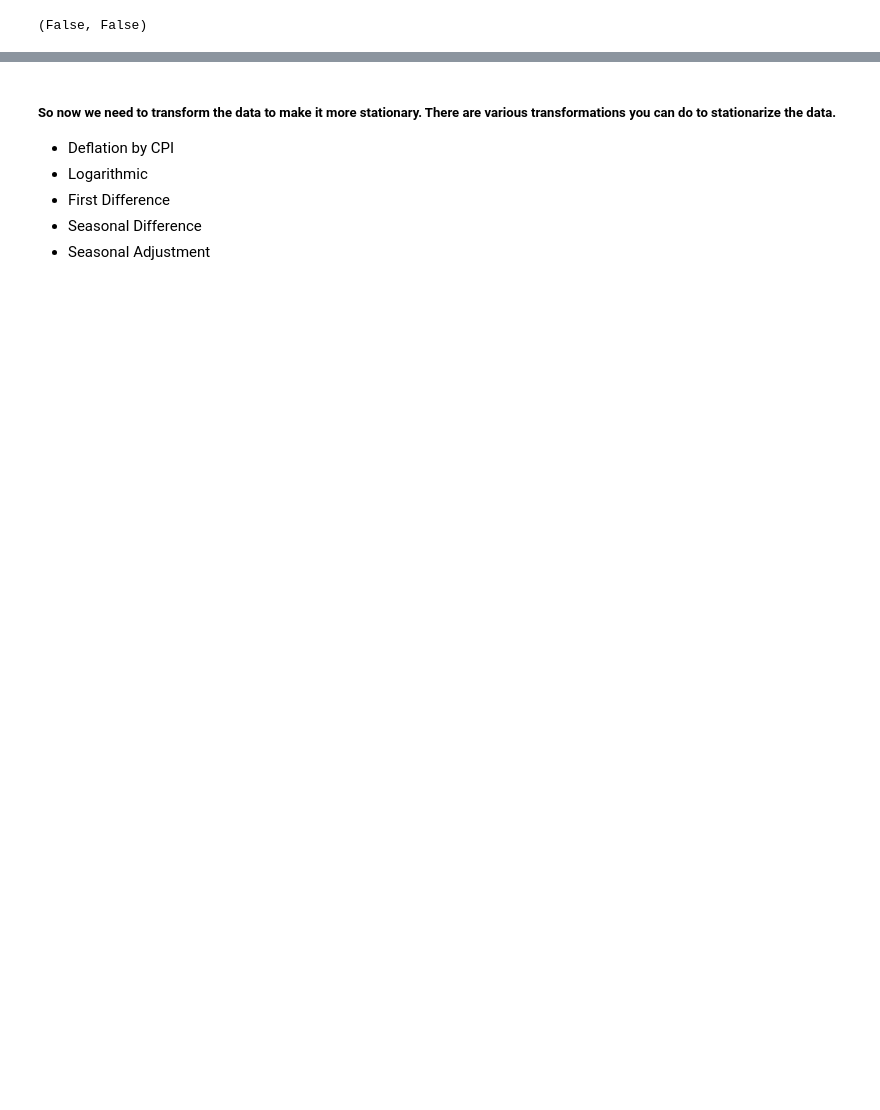
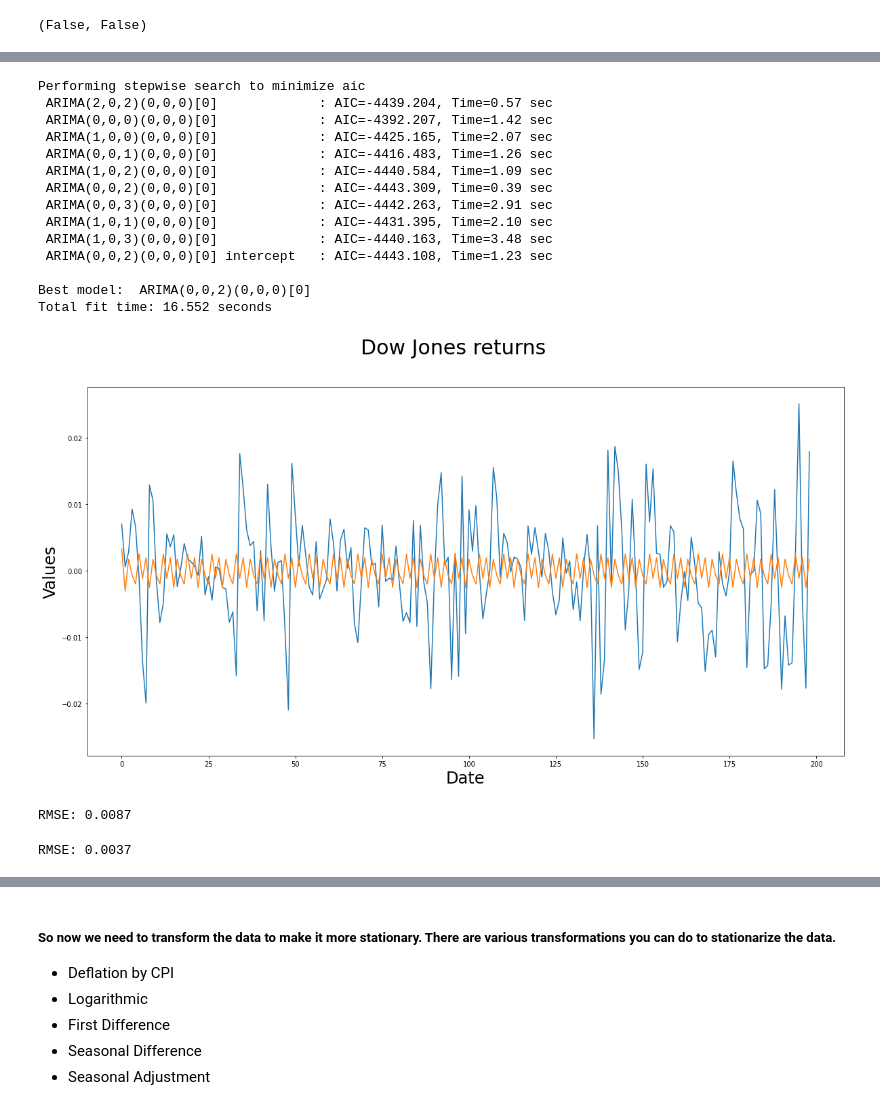
Before and after one commit to cncPomper/Engineering_thesis_code, a Jupyter notebook: src/Untitled.ipynb, the cells around one changed output, grey strips where cells are left out. Saved outputs shown, nothing was run; the diff lists cells and outputs as text; code cells hidden in the pictures; blank space fills up the shorter version.

```diff
--- a/src/Untitled.ipynb
+++ b/src/Untitled.ipynb
@@ -60,0 +749,57 @@ spy_ohlc_df.isnull().values.any(), dow_jones_ohlc_df.isnull().values.any(),
+# %%
+dow_jones_returns = dow_jones_ohlc_df.Close[-1000:].pct_change().dropna()
+xtrain, xvalid = model_selection.train_test_split(dow_jones_returns.values, test_size = int(len(dow_jones_returns)*0.2))
+# %%
+pipe = pipeline.Pipeline([
+    ("fourier", ppc.FourierFeaturizer(m=7)),
+    ("arima", arima.AutoARIMA(stepwise=True,
+                              trace=1,
+                              error_action="ignore",
+                              seasonal=False,  # because we use Fourier
+                              suppress_warnings=True))
+])
+
+
+pipe.fit(xtrain)
+preds, conf_int = pipe.predict(n_periods=xvalid.shape[0], return_conf_int=True)
+# print("\nForecasts:")
+# print(preds)
+
+fig, ax = plt.subplots()
+fig.suptitle("Dow Jones returns", fontsize=30)
+ax.plot(
+    xvalid
+  )
+ax.plot(
+    preds.reset_index(drop=True)
+  )
+
+ax.set_ylabel('Values', fontsize=24)
+ax.set_xlabel('Date', fontsize=24)
+ax.xaxis.set_major_locator(plt.AutoLocator())
+
+plt.show()
+# %% [output]
+Performing stepwise search to minimize aic
+ ARIMA(2,0,2)(0,0,0)[0]             : AIC=-4439.204, Time=0.57 sec
+ ARIMA(0,0,0)(0,0,0)[0]             : AIC=-4392.207, Time=1.42 sec
+ ARIMA(1,0,0)(0,0,0)[0]             : AIC=-4425.165, Time=2.07 sec
+ ARIMA(0,0,1)(0,0,0)[0]             : AIC=-4416.483, Time=1.26 sec
+ ARIMA(1,0,2)(0,0,0)[0]             : AIC=-4440.584, Time=1.09 sec
+ ARIMA(0,0,2)(0,0,0)[0]             : AIC=-4443.309, Time=0.39 sec
+ ARIMA(0,0,3)(0,0,0)[0]             : AIC=-4442.263, Time=2.91 sec
+ ARIMA(1,0,1)(0,0,0)[0]             : AIC=-4431.395, Time=2.10 sec
+ ARIMA(1,0,3)(0,0,0)[0]             : AIC=-4440.163, Time=3.48 sec
+ ARIMA(0,0,2)(0,0,0)[0] intercept   : AIC=-4443.108, Time=1.23 sec
+
+Best model:  ARIMA(0,0,2)(0,0,0)[0]
+Total fit time: 16.552 seconds
+[figure, added]
+# %%
+print(f"RMSE: {my_rmse(preds.reset_index(drop=True), xvalid)}")
+# %% [output]
+RMSE: 0.0087
+# %%
+print(f"RMSE: {my_rmse([preds.reset_index(drop=True)[0]],[xvalid[0]])}")
+# %% [output]
+RMSE: 0.0037
```
Also changed, not shown: parts of 127 cells of this notebook, 10 other files.
